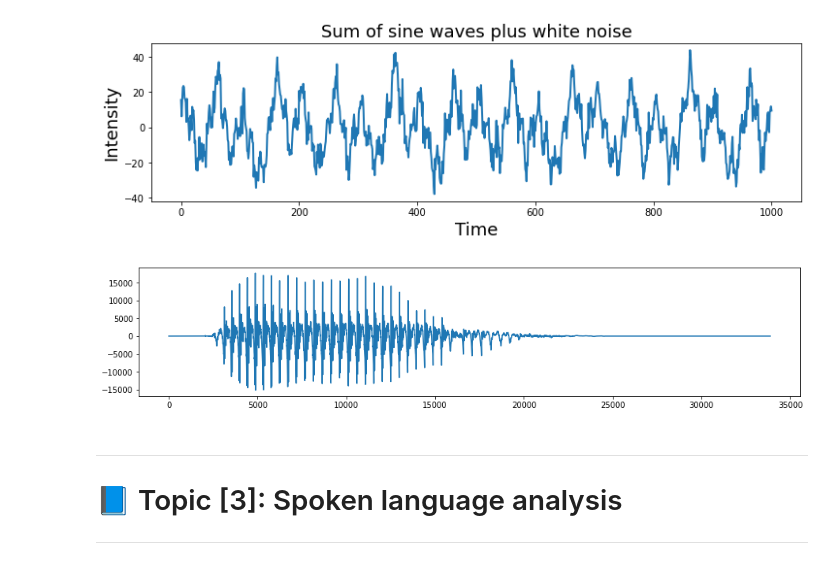
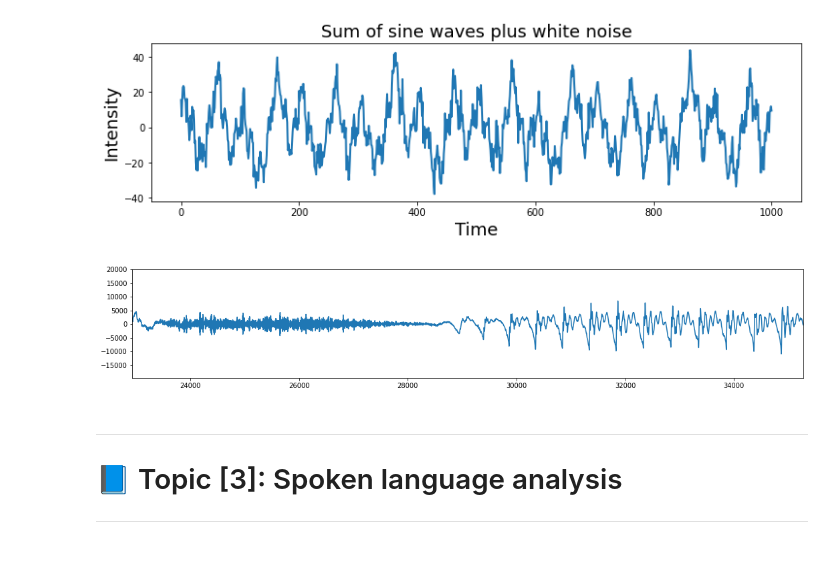
Before and after one commit to MK316/workshops, a Jupyter notebook: 20230126_yonsei/ILIS_139th_Part1.ipynb, the cells around one changed output. Saved outputs shown, nothing was run; the diff lists cells and outputs as text; code cells hidden in the pictures.

```diff
--- a/20230126_yonsei/ILIS_139th_Part1.ipynb
+++ b/20230126_yonsei/ILIS_139th_Part1.ipynb
@@ -265,17 +306,28 @@ plt.xlabel('Time', fontsize=18)
 # %% [output]
 Text(0.5, 0, 'Time')
 [figure]
-# %%
-#@markdown 🔄 Real speech audio
-import scipy.io.wavfile as wavfile
-import matplotlib.pyplot as plt
-
-fs, data = wavfile.read(outaudio) # replace with the name of your audio file
-plt.figure(figsize=(15, 3))
-plt.plot(data)
-plt.show()
-# %% [output]
-[figure, removed]
+# %%
+#@markdown 🔄 Real speech audio: Zoom in the waveform (0.52~0.8 seconds = 23000 ~ 35000 samples)
+import matplotlib.pyplot as plt
+from scipy.io import wavfile
+
+# Read the waveform data
+rate, data = wavfile.read('/content/sample.wav')
+
+# Plot the waveform
+fig, ax = plt.subplots(figsize = (18,3))
+
+ax.plot(data)
+
+# Set the x-axis limits to zoom in on a specific time period
+start_time = 0.52 # start time in seconds
+end_time = 0.8 # end time in seconds
+ax.set_xlim(start_time * rate, end_time * rate)
+
+
+plt.show()
+# %% [output]
+[figure, added]
 # %% [markdown]
 
 
```
Also changed, not shown: parts of 17 cells of this notebook.
